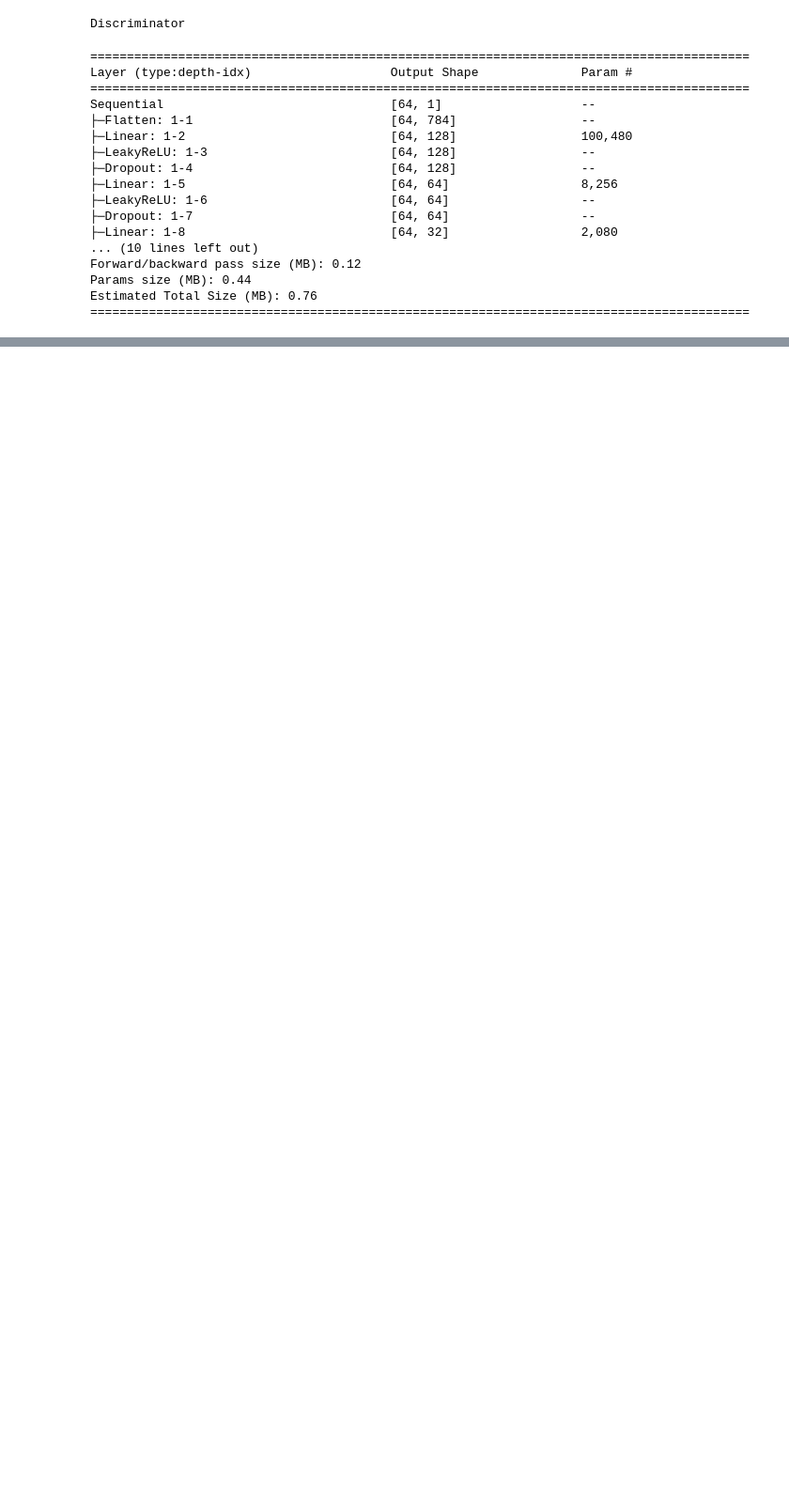
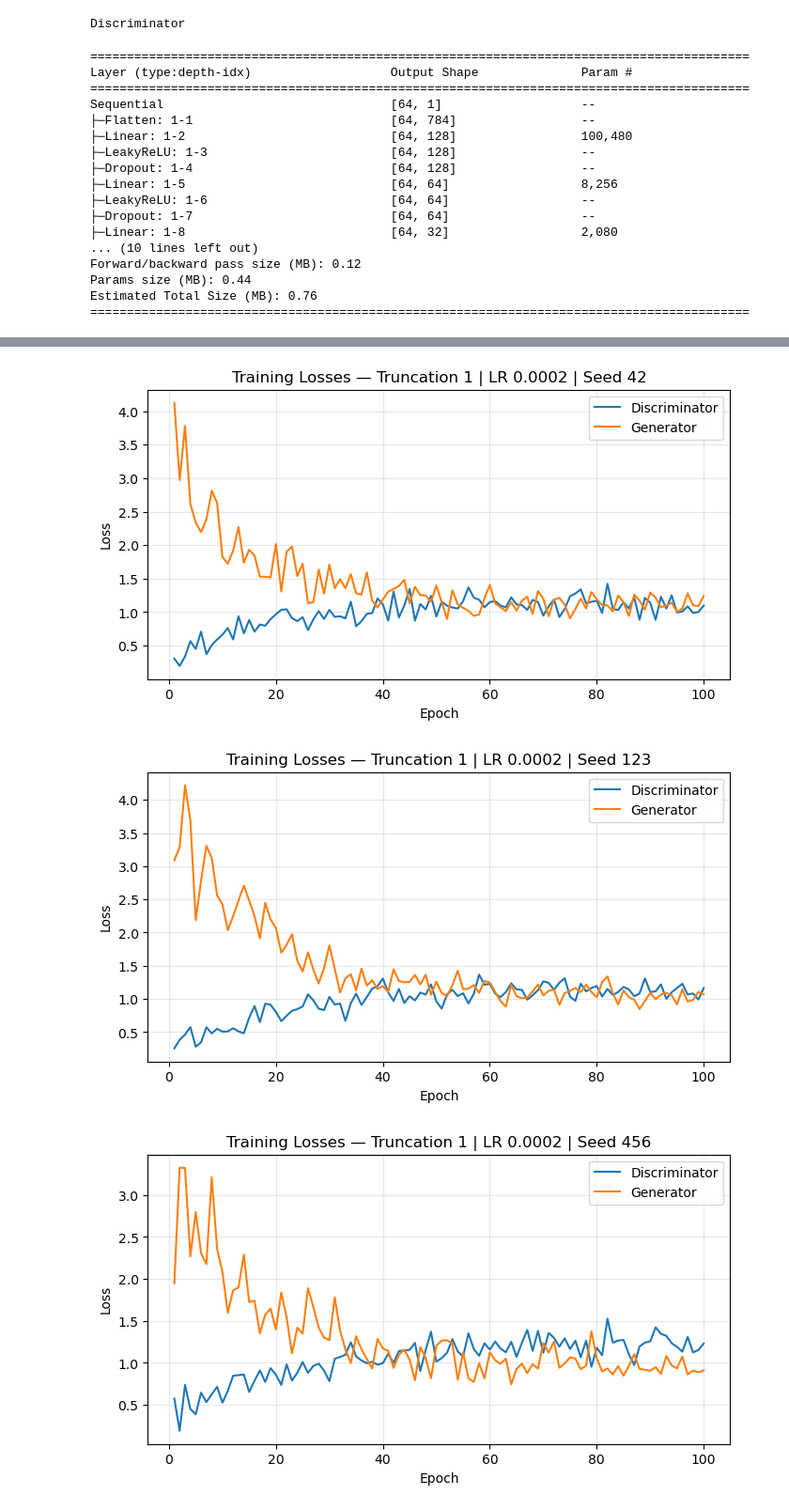
Before and after one commit to IvanParvanovski/deep-learning-group-project, a Jupyter notebook: NB2.ipynb, the cells around one changed output, grey strips where cells are left out. Shown at 94% size. Drawn from its saved outputs; the diff is of its cells as text; code cells hidden in the pictures; blank space fills up the shorter version.

Commit message:
Completed NB1 (baseline) and NB2 (experiments)

```diff
--- a/NB2.ipynb
+++ b/NB2.ipynb
@@ -26,0 +139,3 @@ QUICK = True
+# %%
+# Sensitivity check: Test a different learning rate
+SENSITIVITY_CHECK = True
@@ -32,7 +153,7 @@ RESULTS_DIR = Path("results")
 # Main experiment: Test different truncation values and analyze their effects on GAN performance
 
 POSSIBLE_TRUNCATION_VALUES = [0.25, 0.5, 1, 1.5, 2]
-CURRENT_TRUNCATION = 1  # Index of the selected truncation value
+CURRENT_TRUNCATION = 2  # Index of the selected truncation value
 
 TRUNCATION_FOLDERS = {
     0.25: "experiment1",
@@ -47,3 +168,16 @@ TRUNCATION = POSSIBLE_TRUNCATION_VALUES[CURRENT_TRUNCATION]  # Default/Baseline
 # Select and create the experiment folder
 EXPERIMENT_DIR = RESULTS_DIR / TRUNCATION_FOLDERS[TRUNCATION]
 EXPERIMENT_DIR.mkdir(parents=True, exist_ok=True)
+
+if SENSITIVITY_CHECK:
+    LEARNING_RATE = 0.0002
+    EXPERIMENT_DIR = (
+        RESULTS_DIR / "sensitivity_lr_0002"
+        / TRUNCATION_FOLDERS[TRUNCATION]
+    )
+else:
+    LEARNING_RATE = 0.002
+    EXPERIMENT_DIR = RESULTS_DIR / TRUNCATION_FOLDERS[TRUNCATION]
+
+# Create the experiment folder
+EXPERIMENT_DIR.mkdir(parents=True, exist_ok=True)
@@ -85,7 +221,7 @@ SMOOTH_REAL_LABEL = 0.9
 # (no variables)
 
 # 3.2 Optimizers
-OPTIMIZERS_LEARNING_RATE = 0.002
+OPTIMIZERS_LEARNING_RATE = LEARNING_RATE
 
 # 4. Train the Model
 
@@ -1003,0 +1120,36 @@ for seed in RANDOM_SEEDS:
+# %%
+# Plot training losses for a specific seed
+
+def plot_training_losses(seed):
+
+    checkpoint = torch.load(
+        EXPERIMENT_DIR / f"seed_{seed}.pt",
+        map_location="cpu",
+        weights_only=True
+    )
+
+    losses = np.array(checkpoint["losses"])
+    epochs = np.arange(1, len(losses) + 1)
+
+    fig, ax = plt.subplots(figsize=(8, 4))
+
+    ax.plot(epochs, losses[:, 0], label="Discriminator")
+    ax.plot(epochs, losses[:, 1], label="Generator")
+
+    ax.set_title(
+        f"Training Losses — Truncation {TRUNCATION} "
+        f"| LR {LEARNING_RATE} | Seed {seed}"
+    )
+    ax.set_xlabel("Epoch")
+    ax.set_ylabel("Loss")
+    ax.legend()
+    ax.grid(alpha=0.3)
+
+    plt.show()
+
+for seed in RANDOM_SEEDS:
+    plot_training_losses(seed)
+# %% [output]
+[figure, added]
+[figure, added]
+[figure, added]
```
Also changed, not shown: parts of 99 cells of this notebook, 17 other files.
